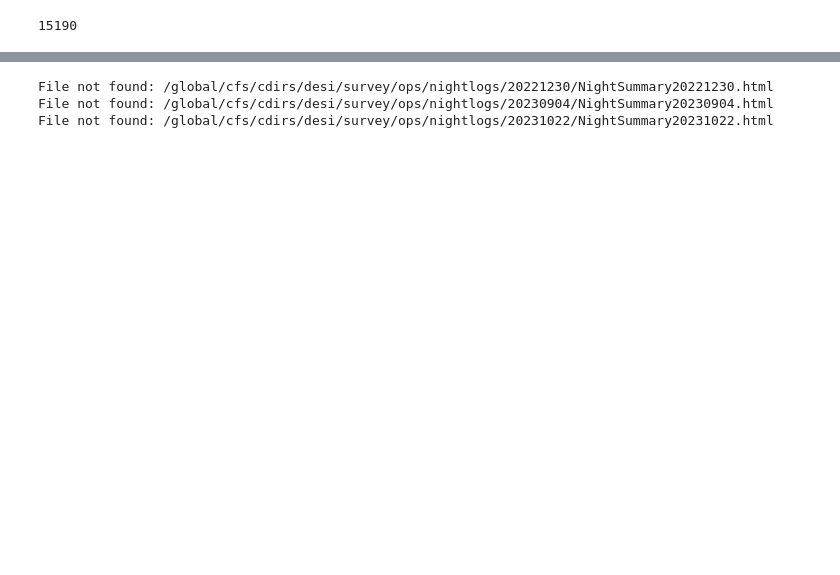
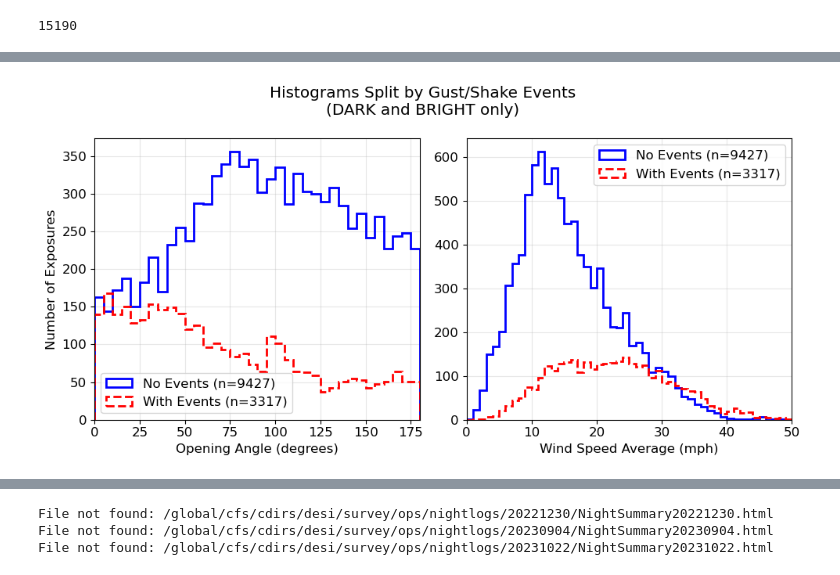
Before and after one commit to forero/wind_effects, a Jupyter notebook: plot_exposure_data.ipynb, the cells around one changed output, grey strips where cells are left out. Saved outputs shown, nothing was run; the diff lists cells and outputs as text; code cells hidden in the pictures; blank space fills up the shorter version.

```diff
--- a/plot_exposure_data.ipynb
+++ b/plot_exposure_data.ipynb
@@ -702 +553,76 @@ plt.savefig('summary_2d_no_backup.jpg')
+# %%
+def plot_histogram_distributions_no_backup(df):
+    """
+    Create two-panel plot showing histograms of
+    opening angle and wind speed, comparing cases with and without events,
+    including only BRIGHT and DARK programs.
+    """
+    # Set up the figure and subplots
+    fig, axes = plt.subplots(1, 2, figsize=(10, 5))
+    fig.suptitle('Histograms Split by Gust/Shake Events\n(DARK and BRIGHT only)')
+
+    # Create mask for DARK and BRIGHT programs
+    program_mask = df['PROGRAM'].isin(['DARK', 'BRIGHT'])
+
+    # Plot variables and their properties
+    variables = {
+        'WIND_OPENING_ANGLE': {
+            'xlabel': 'Opening Angle (degrees)',
+            'xlim': (0, 180),
+            'bins': np.linspace(0, 180, 37)  # ~5 degree bins
+        },
+        'WIND_SPEED_AVG': {
+            'xlabel': 'Wind Speed Average (mph)',
+            'xlim': (0, 50),
+            'bins': np.linspace(0, 50, 51)  # 1 mph bins
+        }
+    }
+
+    # Define styles for the two cases
+    styles = [
+        {'color': 'blue', 'linestyle': '-', 'label': 'No Events'},
+        {'color': 'red', 'linestyle': '--', 'label': 'With Events'}
+    ]
+
+    # Create plots for each variable
+    for ax_idx, (var_name, properties) in enumerate(variables.items()):
+        ax = axes[ax_idx]
+
+        for event_idx, has_events in enumerate([False, True]):
+            # Create appropriate mask
+            if has_events:
+                event_mask = (df['WIND_GUST_SUM'] + df['WIND_SHAKE_SUM']) > 0
+            else:
+                event_mask = (df['WIND_GUST_SUM'] + df['WIND_SHAKE_SUM']) == 0
+
+            # Combine masks and get data
+            combined_mask = program_mask & event_mask
+            data = df[combined_mask][var_name].dropna()
+
+            # Plot histogram
+            ax.hist(data, bins=properties['bins'],
+                   color=styles[event_idx]['color'],
+                   linestyle=styles[event_idx]['linestyle'],
+                   histtype='step',
+                   label=f"{styles[event_idx]['label']} (n={len(data)})",
+                   linewidth=2)
+
+        # Customize plot
+        ax.grid(True, alpha=0.3)
+        ax.set_xlabel(properties['xlabel'])
+        ax.set_xlim(properties['xlim'])
+        if ax_idx == 0:
+            ax.set_ylabel('Number of Exposures')
+        ax.legend()
+
+    # Adjust layout
+    plt.tight_layout()
+
+    return fig, axes
+
+# Create the plot
+fig, axes = plot_histogram_distributions_no_backup(new_exposure_table)
+plt.savefig('histogram_distributions.jpg')
+# %% [output]
+[figure, added]
 # %%
```
Also changed, not shown: parts of 23 cells of this notebook.
